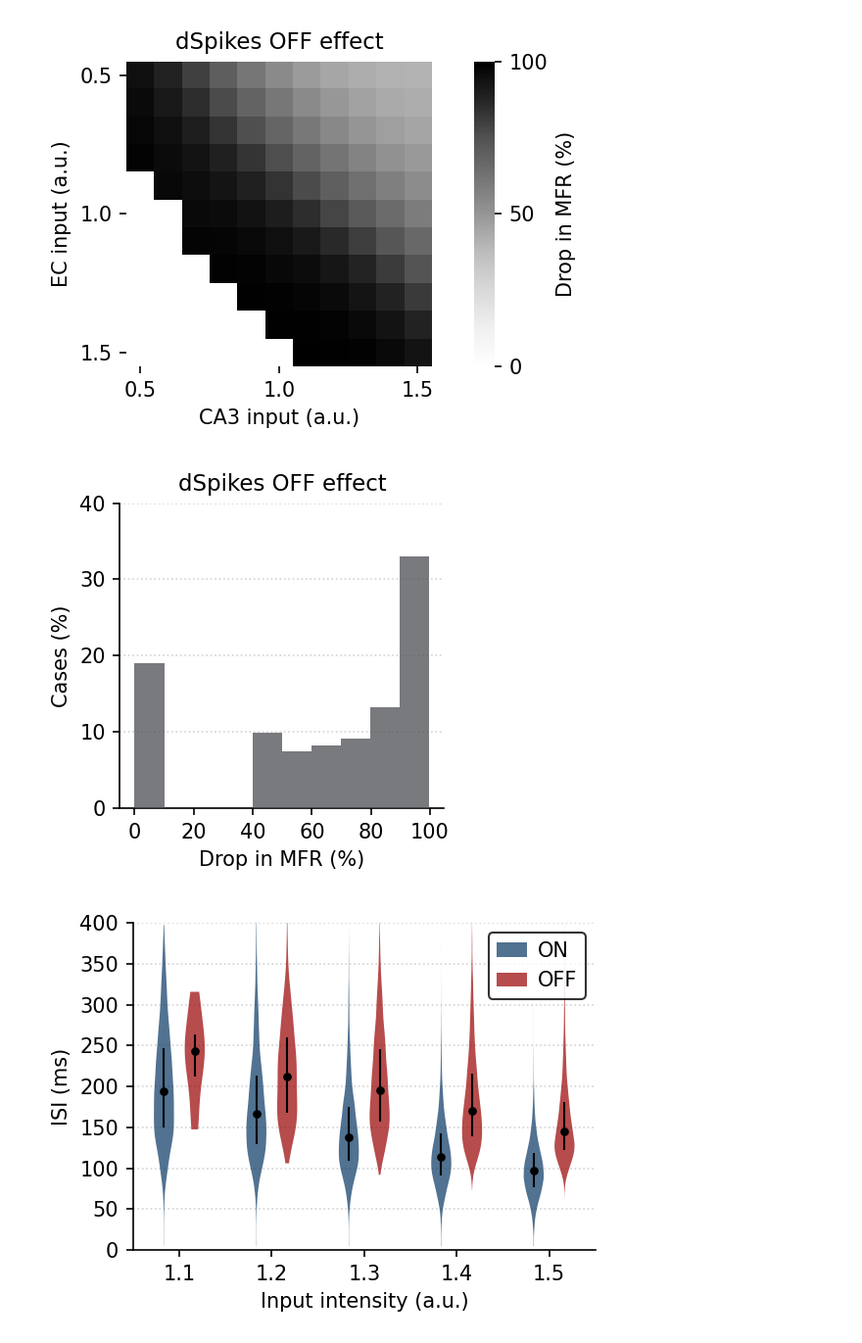
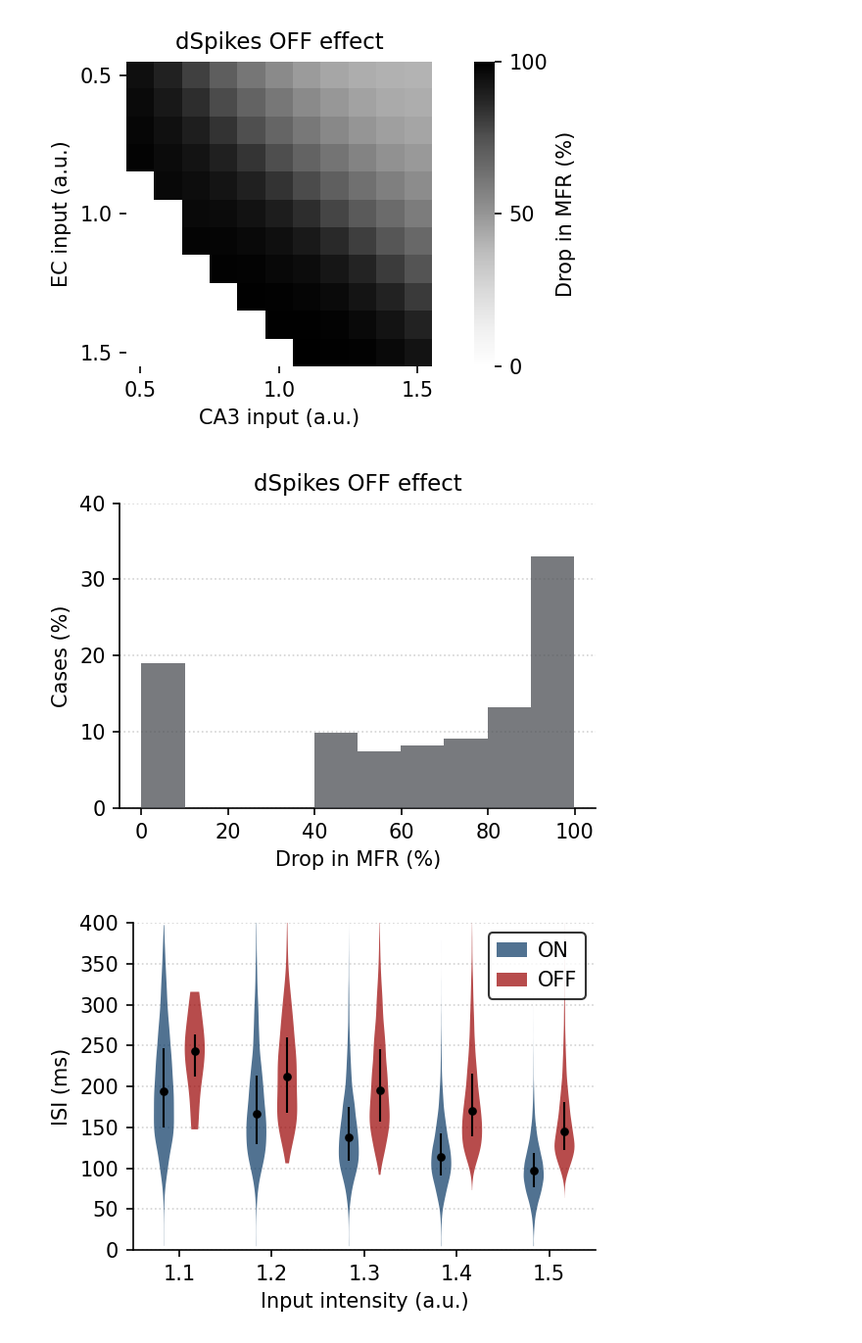
Before and after one commit to mpgl/dendrify-old-see-readme, a Jupyter notebook: Fig7-notebook.ipynb, the cells around one changed output. Shown: that part at 98% size. Drawn from its saved outputs; the diff is of its cells as text; code cells hidden in the pictures.

```diff
--- a/Fig7-notebook.ipynb
+++ b/Fig7-notebook.ipynb
@@ -176,25 +177,25 @@ fig.tight_layout()
 # %%
 # @title Plot distribution
 
 
-fig, ax = b.subplots(figsize=(3,3))
+fig, ax = b.subplots(figsize=(4,3))
 ax.hist(Mdclean.flatten()*100, bins=10, color="#4B4E53",
          zorder=3, alpha=.75, antialiased=True, rasterized=True)
 
 ytickpos = b.arange(0, 50, 10)
 ax.set_yticks(b.array(ytickpos*1.21))
 ax.set_yticklabels(ytickpos)
 ax.set_xlabel("Drop in MFR (%)")
 ax.set_ylabel("Cases (%)")
 ax.set_xticks(range(0, 120, 20))
 ax.yaxis.grid(zorder=0)
 ax.set_title("dSpikes OFF effect")
 
 
 
 fig.tight_layout()
 # %% [output]
-[figure, old version]
+[figure, new version]
 # %%
 # @title Violin plots
 import warnings
```
Also changed, not shown: parts of 4 cells of this notebook.
